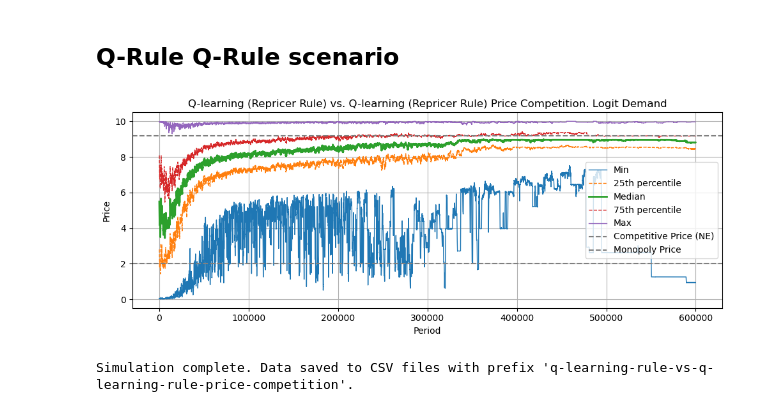
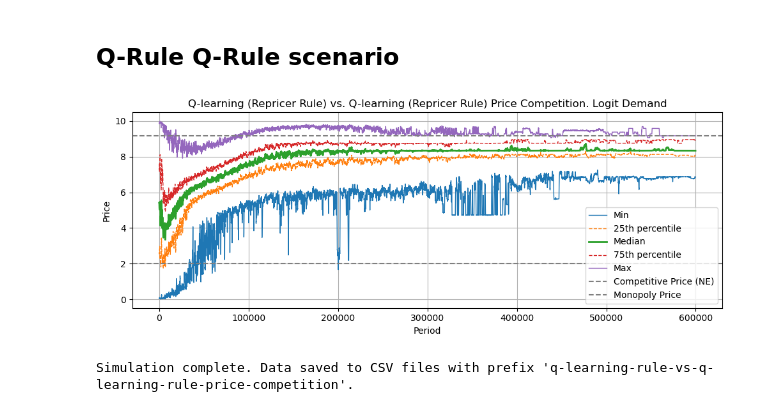
Before and after one commit to Six-Persimmon/Amazon_BuyBox_Reinforcement_Learning, a Jupyter notebook: Q_Rule_simulation.ipynb, the cells around one changed output. Drawn from its saved outputs; the diff is of its cells as text; code cells hidden in the pictures.

```diff
--- a/Q_Rule_simulation.ipynb
+++ b/Q_Rule_simulation.ipynb
@@ -77,7 +77,7 @@ class QLearningRuleAgent:
       - Action a_t ∈ {0,1,2,3} picks the next rule.
       - Greedy policy: always pick argmax_a Q[s, a].
     """
-    def __init__(self, n_actions, alpha=0.1, gamma=0.9, cost=2.0, prices=None,):
+    def __init__(self, n_actions, alpha=0.1, gamma=0.9, cost=2.0, prices=None, rule_timer_thr=4):
         self.n_price_actions = n_actions      # e.g. 25 price levels
         self.n_rules = 4                      # exactly 4 rules
         self.alpha = alpha
@@ -88,15 +88,16 @@ class QLearningRuleAgent:
         self.Q = np.random.uniform(10, 20, size=(n_actions**2, self.n_rules))
         # bookkeeping for “stick with same rule for 4 periods”
         self.current_rule = 0
-        self.rule_timer = 4   # so we pick fresh immediately on t=0
+        self.rule_timer_thr = rule_timer_thr
+        self.rule_timer = self.rule_timer_thr   # so we pick fresh immediately on t=0
         # track last price index
         self.last_price_idx = None
 
     def take_action(self, state, rival_pre_price_idx, own_pre_price_idx):
         # state encodes (own_pre, rival_pre); so we could also unpack it
         # but we pass in rival_pre and own_pre explicitly.
+        if self.rule_timer >= self.rule_timer_thr:
         # if self.rule_timer >= 4:
-        if self.rule_timer >= 4:
             epsilon = np.exp(-self.t * self.omega)
             if np.random.rand() < epsilon:
                 new_rule = np.random.randint(self.n_rules)
@@ -455,8 +457,8 @@ def simulate_QrQr(env, periods, alpha=0.1, gamma=0.9):
     """
     n_actions = len(env.prices)
     # both agents now use the rule-agent
-    agent0 = QLearningRuleAgent(n_actions, alpha=alpha, gamma=gamma, prices=env.prices, cost=env.cost)
-    agent1 = QLearningRuleAgent(n_actions, alpha=alpha, gamma=gamma, prices=env.prices, cost=env.cost)
+    agent0 = QLearningRuleAgent(n_actions, alpha=alpha, gamma=gamma, prices=env.prices, cost=env.cost, rule_timer_thr=2)
+    agent1 = QLearningRuleAgent(n_actions, alpha=alpha, gamma=gamma, prices=env.prices, cost=env.cost, rule_timer_thr=2)
 
     history0 = np.zeros(periods)
     history1 = np.zeros(periods)
@@ -505,34 +507,45 @@ def simulate_QrQr(env, periods, alpha=0.1, gamma=0.9):
 # %%
 # --- 2) Batch-run Q-rule vs. Q-rule and plot percentiles
 
 # parameters
 runs    = 50
 periods = 600_000
 alpha   = 0.15
 gamma   = 0.9
 
 # simulate
+env = LogitDemandPricingEnv(
+    price_min = 0.01,
+    price_max = 10.0,
+    grid_size = 25,
+    marginal_cost = 2.0,
+    beta = 0.95,
+    a_0=0, # parameter for logit demand. OUtside option
+    a_12=10, # parameter for logit demand. Inside option
+    mu = 0.25 # parameter for logit demand. Vertical differentiation
+)
+
 batch_qrqr = simulate_batch(
     periods=periods,
     runs=runs,
     alpha=alpha,
     gamma=gamma,
     env=env,
     simfunc=simulate_QrQr
 )
 price_hist_qrqr, action_hist_qrqr, profit_hist_qrqr = batch_qrqr
 # compute percentiles and plot
 pc_qrqr = np.percentile(price_hist_qrqr, [0,25,50,75,100], axis=0)
 plot_percentiles(
     percentiles=pc_qrqr,
     periods=periods,
     title="Q-learning (Repricer Rule) vs. Q-learning (Repricer Rule) Price Competition. Logit Demand",
     save_path=os.path.join(FIGURE_DIR, "q-learning-rule-vs-q-learning-rule-price-competition.png"),
     ne_price=p_nash,
     mono_price=p_mono
 )
 # %% [output]
-[figure, old version]
+[figure, new version]
 # %%
 # Save the last 1000 periods of price history, action history, and profit history
 save_simulation_results(
```
Also changed, not shown: parts of 2 cells of this notebook, 2 other files.
